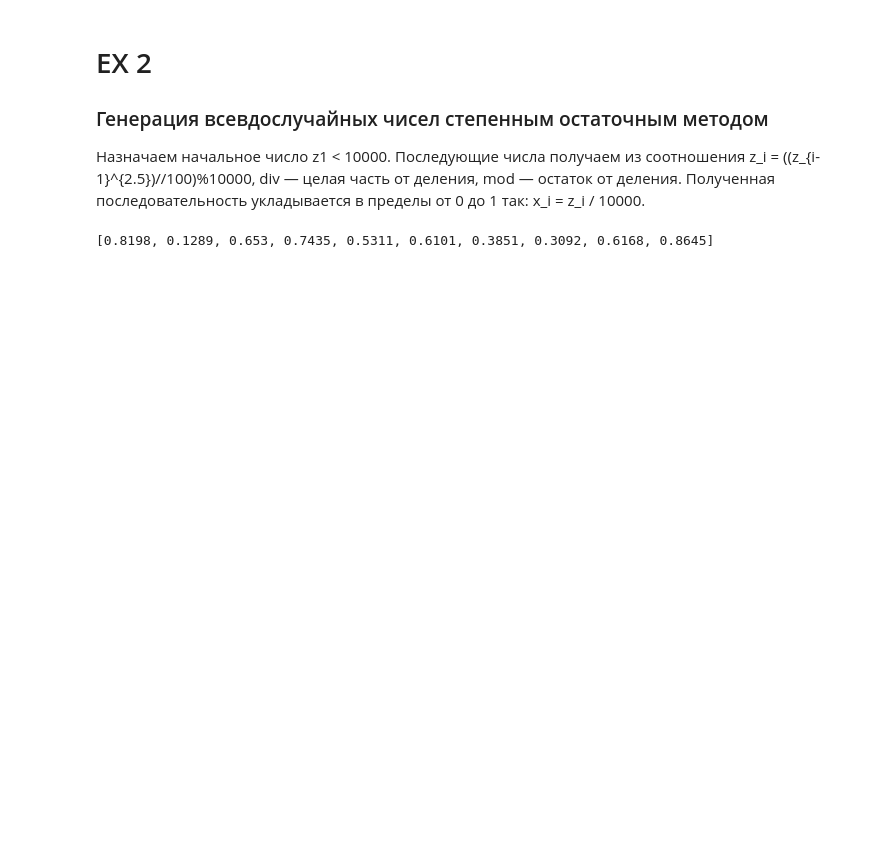
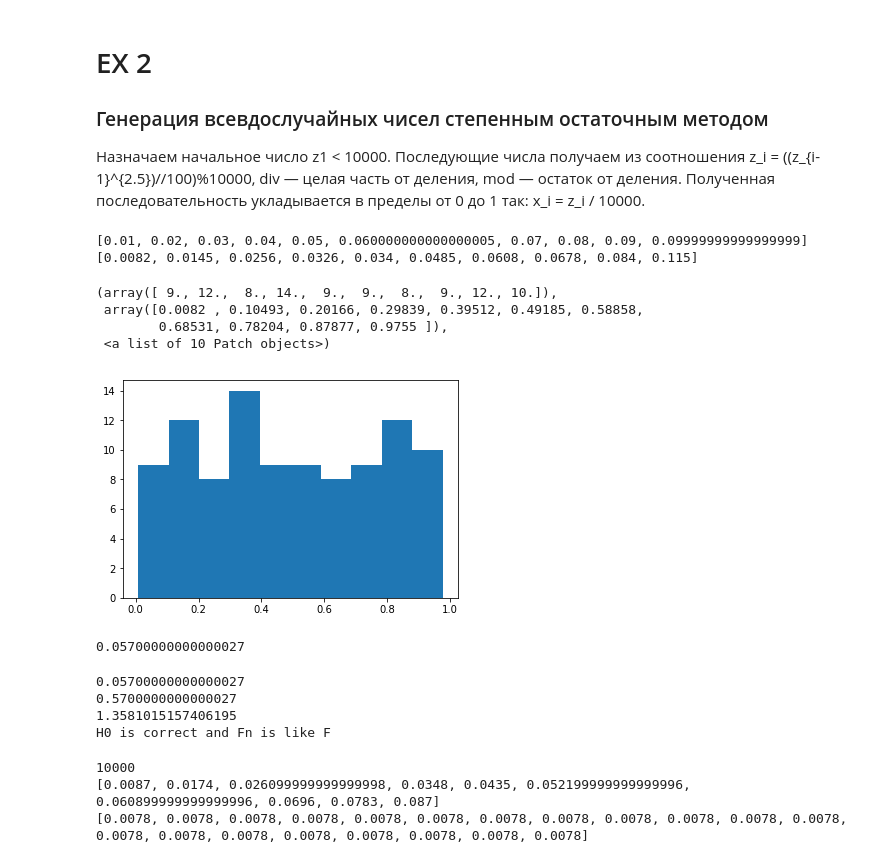
Before and after one commit to A6a7H/Smth-Prcts, a Jupyter notebook: MatStat/HW.ipynb, the cells around one changed output. Cells and saved outputs as stored; diff of their text form; code cells hidden in the pictures; blank space fills up the shorter version.

```diff
--- a/MatStat/HW.ipynb
+++ b/MatStat/HW.ipynb
@@ -77,16 +78,12 @@ plt.bar([10, 15, 20, 25, 30], [ten, fifth, twenth, twenfifth, therth], width=5,
 Назначаем начальное число z1 < 10000. Последующие числа получаем из соотношения z_i = ((z_{i-1}^{2.5})//100)%10000, div — целая часть от деления, mod — остаток от деления.
 Полученная последовательность укладывается в пределы от 0 до 1 так: x_i = z_i / 10000.
 # %%
+import collections
 import random
 def generate_ost_1(n):
-    z1 = random.randint(-100, 10000)
+    z1 = 1237
     arr = [z1]
     for i in range(n - 1):
-        arr.append(int(((arr[-1]**2.5) // 100) % 10000))
+        arr.append((int(arr[-1]**2.5) // 100) % 10000)
     arr = [arr[i] / 10000 for i in range(len(arr))]
     return arr
-# %%
-arr = generate_ost_1(100)
-arr[:10]
-# %% [output]
-[0.8198, 0.1289, 0.653, 0.7435, 0.5311, 0.6101, 0.3851, 0.3092, 0.6168, 0.8645]
@@ -92,0 +107,53 @@ arr[:10]
+# %%
+data = generate_ost_1(100)
+R = sorted(data)
+Fn = coun(data)
+print(Fn[:10:])
+print(R[:10:])
+# %% [output]
+[0.01, 0.02, 0.03, 0.04, 0.05, 0.060000000000000005, 0.07, 0.08, 0.09, 0.09999999999999999]
+[0.0082, 0.0145, 0.0256, 0.0326, 0.034, 0.0485, 0.0608, 0.0678, 0.084, 0.115]
+# %%
+plt.hist(data, 10)
+# %% [output]
+(array([ 9., 12.,  8., 14.,  9.,  9.,  8.,  9., 12., 10.]),
+ array([0.0082 , 0.10493, 0.20166, 0.29839, 0.39512, 0.49185, 0.58858,
+        0.68531, 0.78204, 0.87877, 0.9755 ]),
+ <a list of 10 Patch objects>)
+[figure, added]
+# %%
+dn = -1 * 10 ** 5
+for i in range(100):
+    a = Fn[i] - R[i]
+    dn = max(dn, a)
+dn
+# %% [output]
+0.05700000000000027
+# %%
+import math
+n = 100
+our_crit = n ** 0.5 * dn
+kol_crit = (-0.5 * math.log(0.05 / 2)) ** 0.5
+print(dn)
+print(our_crit)
+print(kol_crit)
+if our_crit <= kol_crit:
+    print('H0 is correct and Fn is like F')
+else:
+    print('H0 is not correct and Fn is not like F')
+# %% [output]
+0.05700000000000027
+0.5700000000000027
+1.3581015157406195
+H0 is correct and Fn is like F
+# %%
+new_data = generate_ost_1(10000)
+R = sorted(new_data)
+Fn = coun(new_data)
+print(len(R))
+print(Fn[:10:])
+print(R[:20:])
+# %% [output]
+10000
+[0.0087, 0.0174, 0.026099999999999998, 0.0348, 0.0435, 0.052199999999999996, 0.060899999999999996, 0.0696, 0.0783, 0.087]
+[0.0078, 0.0078, 0.0078, 0.0078, 0.0078, 0.0078, 0.0078, 0.0078, 0.0078, 0.0078, 0.0078, 0.0078, 0.0078, 0.0078, 0.0078, 0.0078, 0.0078, 0.0078, 0.0078, 0.0078]
```
Also changed, not shown: parts of 11 cells of this notebook, 5 other files.
